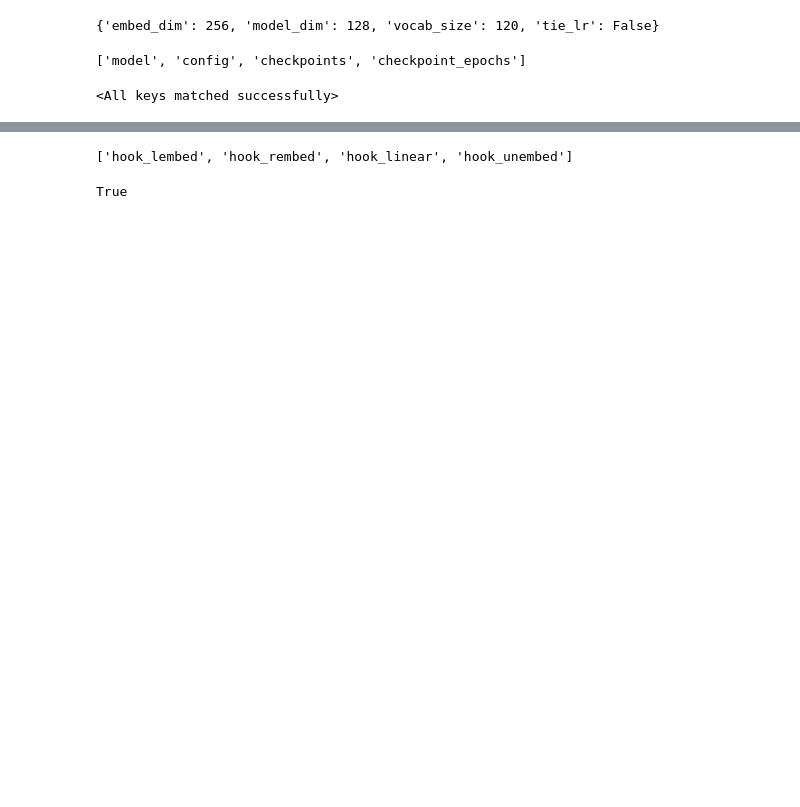
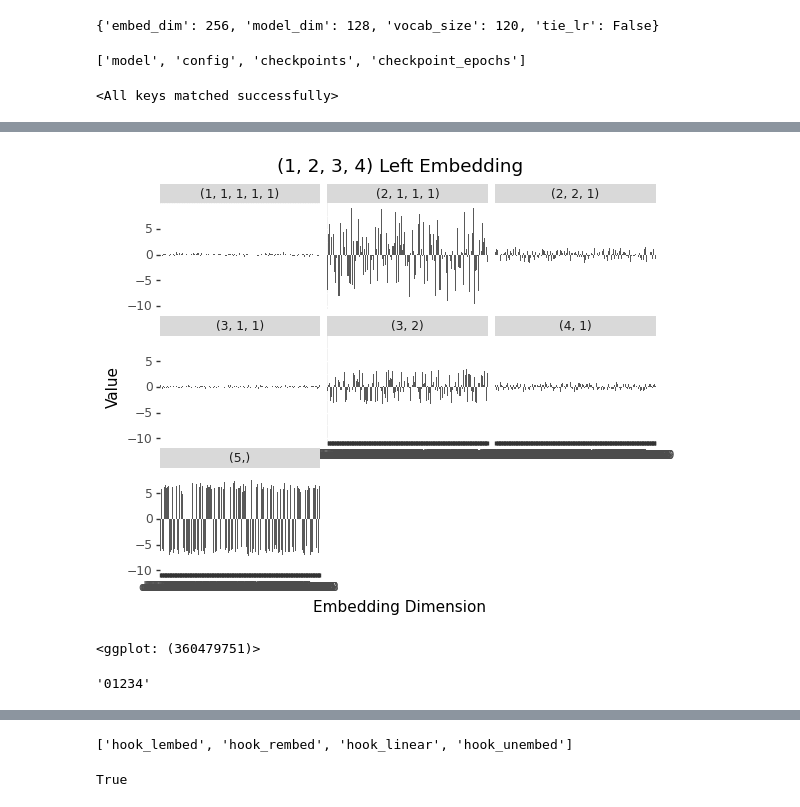
Before and after one commit to dashstander/sn-grok, a Jupyter notebook: mlp_vis.ipynb, the cells around one changed output, grey strips where cells are left out. Cells and saved outputs as stored; diff of their text form; code cells hidden in the pictures; blank space fills up the shorter version.

```diff
--- a/mlp_vis.ipynb
+++ b/mlp_vis.ipynb
@@ -84,0 +182,17 @@ tensor([-0.0013, -0.0086, -0.0061, -0.0001,  0.0020,  0.0049, -0.0553],
+# %%
+from plotnine import geom_col, xlab, ylab, ggtitle
+
+#df = lembed_df.melt(id_vars=['permutation', 'irrep']).filter((
+    #pl.col('permutation') =="(0, 1, 2, 3, 4)") | (pl.col('permutation') == "(1, 0, 2, 3, 4)")
+#).to_pandas()
+df = lembed_df.melt(id_vars=['permutation', 'irrep']).filter((
+    pl.col('permutation') =="(0, 1, 2, 3, 4)")
+).to_pandas()
+
+
+(
+    ggplot(df, aes(x='variable', y='value')) + geom_col() + facet_wrap('~irrep') + xlab('Embedding Dimension') + ylab('Value') + ggtitle('(1, 2, 3, 4) Left Embedding')
+)
+# %% [output]
+[figure, added]
+<ggplot: (360479751)>
@@ -84,0 +214,4 @@ tensor([-0.0013, -0.0086, -0.0061, -0.0001,  0.0020,  0.0049, -0.0553],
+# %%
+''.join([str(i) for i in (0, 1, 2, 3, 4)])
+# %% [output]
+'01234'
```
Also changed, not shown: parts of 27 cells of this notebook, 1 other file.
